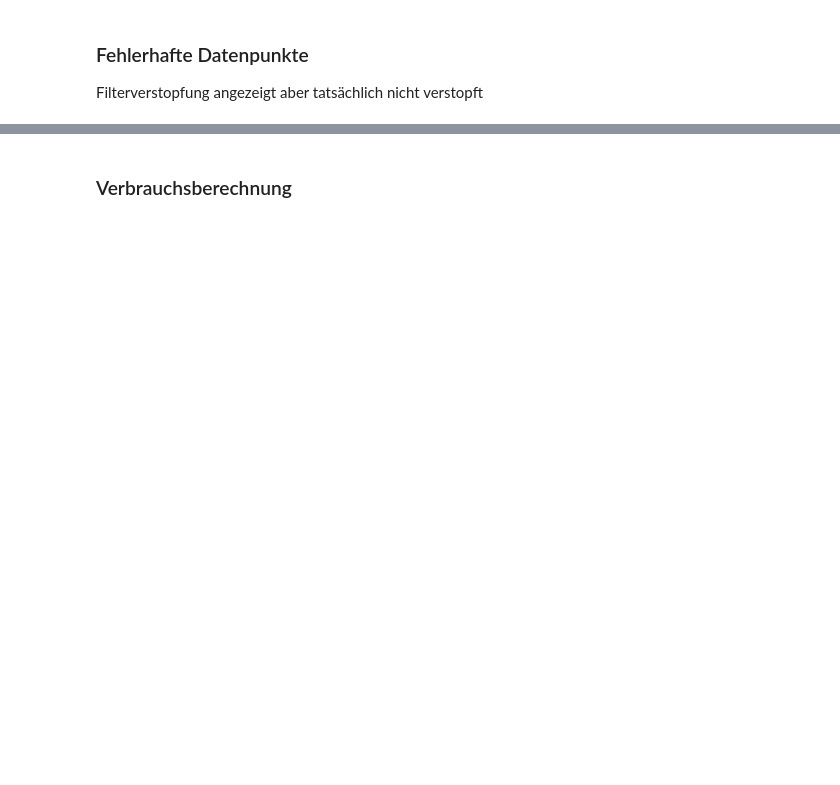
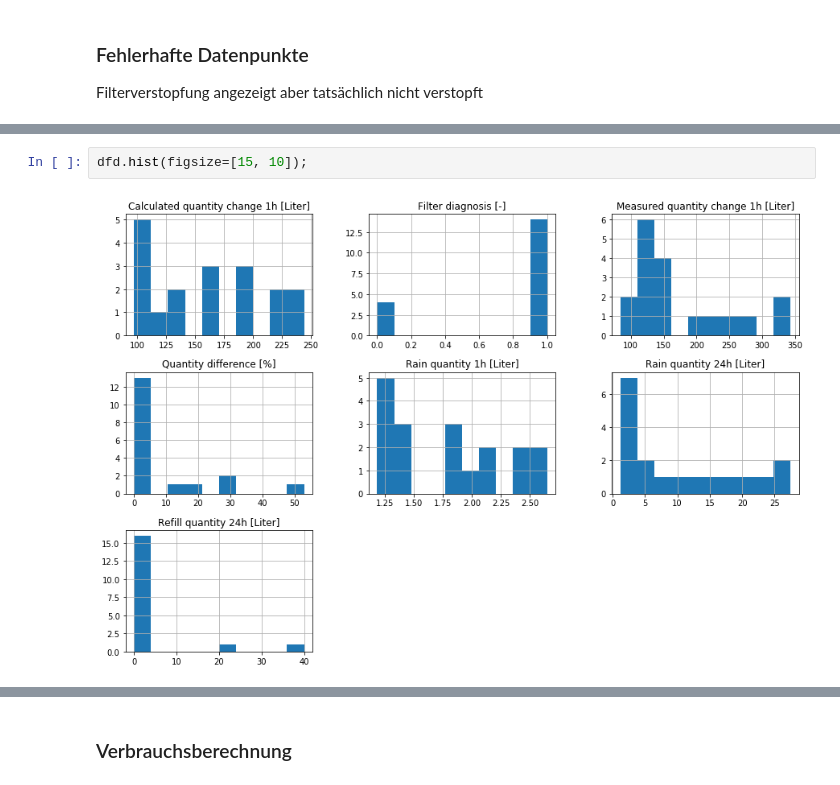
Before and after one commit to Andi0802/LevelMeasurement, a Jupyter notebook: log/Auswertung_Level.ipynb, the cells around one changed output, grey strips where cells are left out. Saved outputs shown, nothing was run; the diff lists cells and outputs as text; blank space fills up the shorter version.

```diff
--- a/log/Auswertung_Level.ipynb
+++ b/log/Auswertung_Level.ipynb
@@ -213,3 +221,7 @@ dfd_failed.head(20)
 | 2018-12-02 21:14:00 | 10.33 | 0.0 | 154.0 | 216.0 | ... |
 | 2018-12-03 17:17:00 | 16.23 | 0.0 | 122.0 | 156.0 | ... |
 | 2018-12-03 21:18:06 | 25.37 | 0.0 | 113.0 | 244.0 | ... |
+# %%
+dfd.hist(figsize=[15, 10]);
+# %% [output]
+[figure, added]
```
Also changed, not shown: parts of 18 cells of this notebook, 1 other file.
